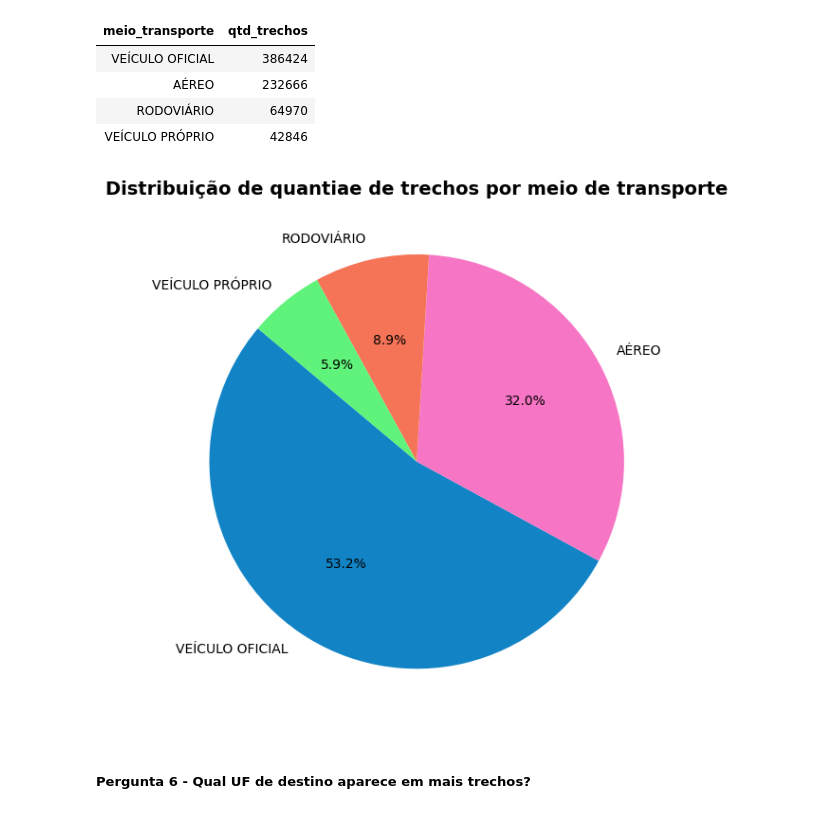
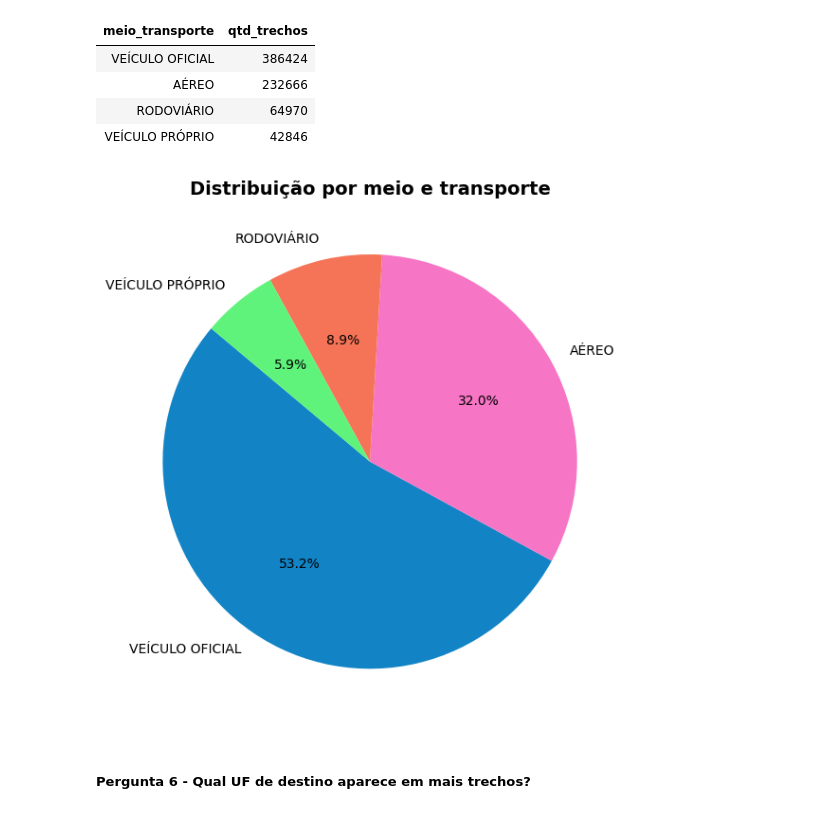
Before and after one commit to RenataFernandes-jpg/Projeto_Final, a Jupyter notebook: notebook/3_analise.ipynb, the cells around one changed output. Drawn from its saved outputs; the diff is of its cells as text; code cells hidden in the pictures.

```diff
--- a/notebook/3_analise.ipynb
+++ b/notebook/3_analise.ipynb
@@ -129,23 +129,23 @@ df_gold_5.style.hide(axis='index').set_properties(**{'text-align': 'left'})
 # %%
 df_graf_5 = df_gold_5.set_index('meio_transporte')
 
 cores = ["#1284C6","#F775C5","#F57457","#60F37B","#6678C6","#6A1370","#DCF55E"]
 
 df_graf_5['qtd_trechos'].plot.pie(
     y="PR_ID",
     autopct='%.1f%%',
     figsize=(8, 6),
     colors=cores,
     startangle=140,
     legend=False
 )
 
-plt.title('Distribuição de quantiae de trechos por meio de transporte', fontsize=14, fontweight='bold')
+plt.title('Distribuição por meio e transporte', fontsize=14, fontweight='bold')
 plt.ylabel('')
 plt.tight_layout()
 plt.show()
 # %% [output]
-[figure, old version]
+[figure, new version]
 # %% [markdown]
 ##### Pergunta 6 - Qual UF de destino aparece em mais trechos?
 # %%
```
Also changed, not shown: parts of 3 cells of this notebook.
